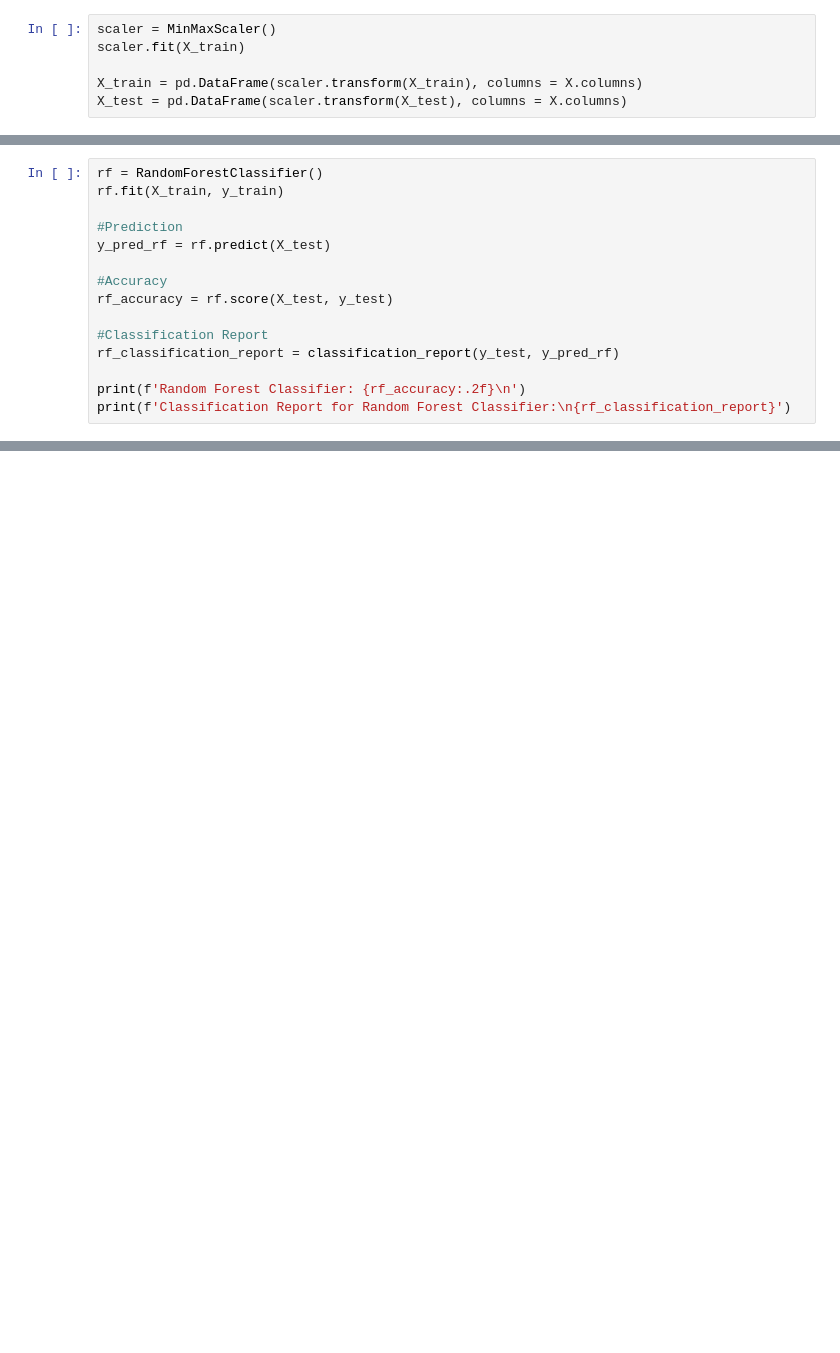
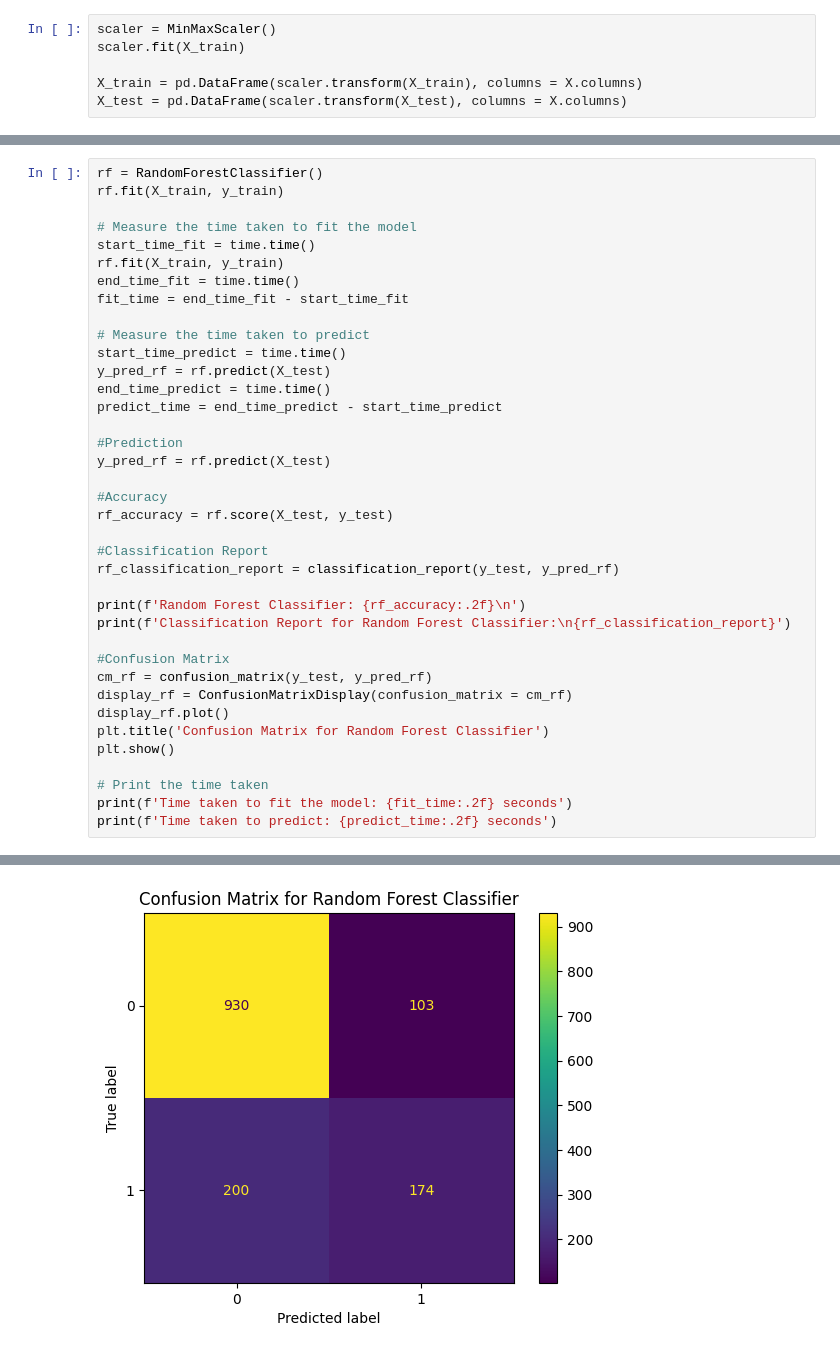
Before and after one commit to ss22aba/NEW, a Jupyter notebook: NEW_PROJECT.ipynb, the cells around one changed output, grey strips where cells are left out. Saved outputs shown, nothing was run; the diff lists cells and outputs as text; blank space fills up the shorter version.

```diff
--- a/NEW_PROJECT.ipynb
+++ b/NEW_PROJECT.ipynb
@@ -338,6 +461,18 @@ X_test = pd.DataFrame(scaler.transform(X_test), columns = X.columns)
 # %%
 rf = RandomForestClassifier()
 rf.fit(X_train, y_train)
+
+# Measure the time taken to fit the model
+start_time_fit = time.time()
+rf.fit(X_train, y_train)
+end_time_fit = time.time()
+fit_time = end_time_fit - start_time_fit
+
+# Measure the time taken to predict
+start_time_predict = time.time()
+y_pred_rf = rf.predict(X_test)
+end_time_predict = time.time()
+predict_time = end_time_predict - start_time_predict
 
 #Prediction
 y_pred_rf = rf.predict(X_test)
@@ -350,4 +485,15 @@ rf_classification_report = classification_report(y_test, y_pred_rf)
 
 print(f'Random Forest Classifier: {rf_accuracy:.2f}\n')
 print(f'Classification Report for Random Forest Classifier:\n{rf_classification_report}')
+
+#Confusion Matrix
+cm_rf = confusion_matrix(y_test, y_pred_rf)
+display_rf = ConfusionMatrixDisplay(confusion_matrix = cm_rf)
+display_rf.plot()
+plt.title('Confusion Matrix for Random Forest Classifier')
+plt.show()
+
+# Print the time taken
+print(f'Time taken to fit the model: {fit_time:.2f} seconds')
+print(f'Time taken to predict: {predict_time:.2f} seconds')
 # %% [output]
@@ -364,0 +511 @@ weighted avg       0.76      0.77      0.76      1407
+[figure, added]
```
Also changed, not shown: parts of 35 cells of this notebook.
